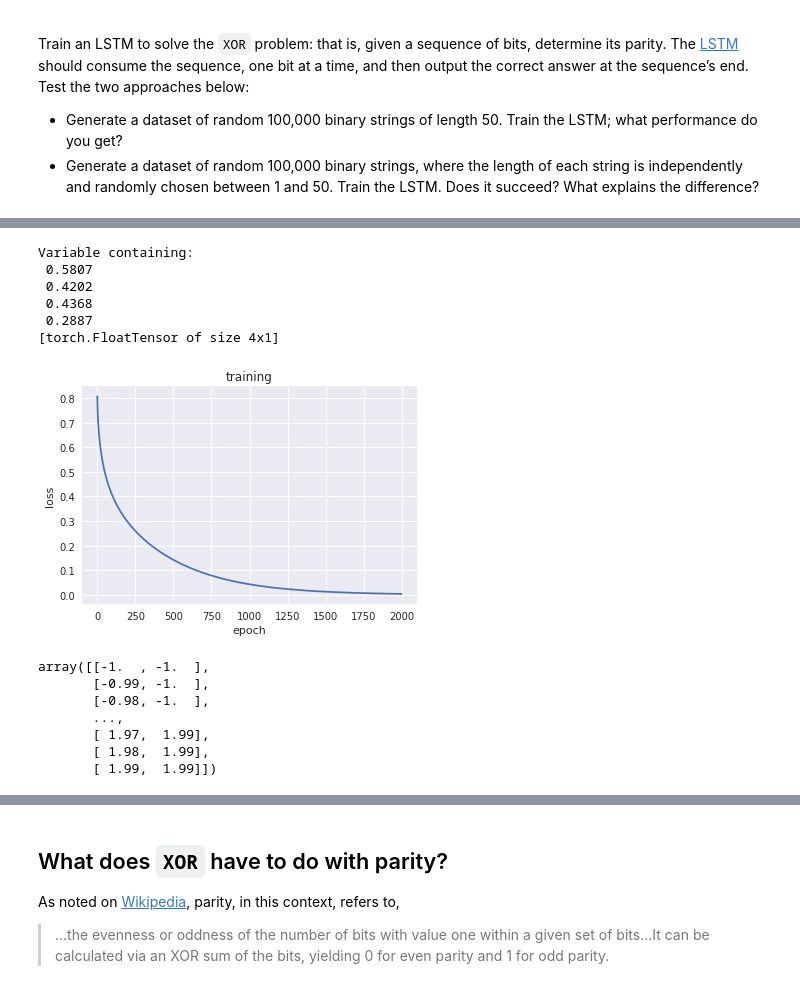
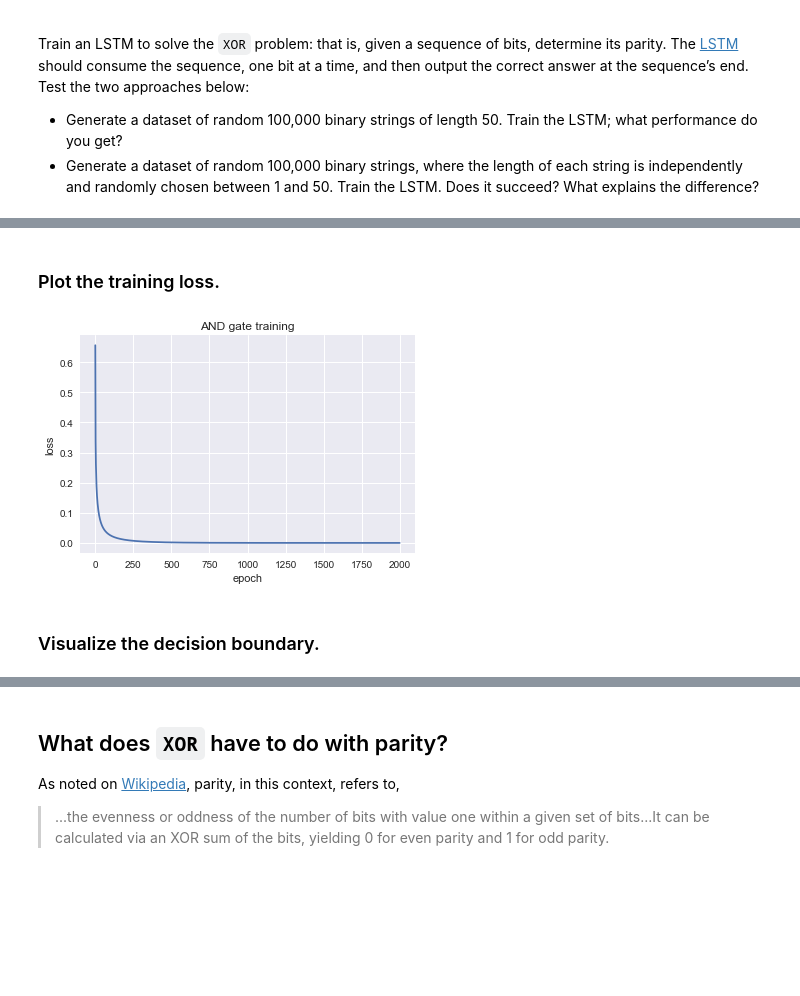
Before and after one commit to jkarimi91/deepxor, a Jupyter notebook: main.ipynb, the cells around one changed output, grey strips where cells are left out. Drawn from its saved outputs; the diff is of its cells as text; code cells hidden in the pictures; blank space fills up the shorter version.

```diff
--- a/main.ipynb
+++ b/main.ipynb
@@ -47,9 +37,0 @@ model = nn.Sequential(
-# %%
-model(inputs)
-# %% [output]
-Variable containing:
- 0.5807
- 0.4202
- 0.4368
- 0.2887
-[torch.FloatTensor of size 4x1]
@@ -58,10 +38,18 @@ import torch.optim as optim
 # %%
+# Build model.
+num_output_bits = 1
+
+model = nn.Sequential(
+            nn.Linear(num_input_bits, num_output_bits),
+            nn.Sigmoid()
+        )
+
 # Train model.
 losses = []
 num_epochs = 2000
 
 loss_fxn = nn.BCELoss()
-optimizer = optim.RMSprop(model.parameters())
+optimizer = optim.RMSprop(model.parameters(), lr=0.1)
 
 for _ in xrange(num_epochs):
     predictions = model(inputs)
@@ -72,6 +60,8 @@ for _ in xrange(num_epochs):
     optimizer.step()
 
     losses.append(loss.data[0])
+# %% [markdown]
+### Plot the training loss.
 # %%
 %matplotlib inline
 import matplotlib.pyplot as plt
@@ -80,9 +70,11 @@ sns.set()  # Applies seaborn style defaults to matplotlib
 # %%
 # Plot losses
 plt.plot(losses);
 plt.xlabel('epoch');
 plt.ylabel('loss');
-plt.title('training');
+plt.title('AND gate training');
 # %% [output]
-[figure, old version]
+[figure, new version]
+# %% [markdown]
+### Visualize the decision boundary.
 # %%
@@ -89,11 +82 @@ plt.title('training');
 import numpy as np
-# %%
-np.c_[xx.ravel(), yy.ravel()]
-# %% [output]
-array([[-1.  , -1.  ],
-       [-0.99, -1.  ],
-       [-0.98, -1.  ],
-       ...,
-       [ 1.97,  1.99],
-       [ 1.98,  1.99],
-       [ 1.99,  1.99]])
```
Also changed, not shown: parts of 33 cells of this notebook.
